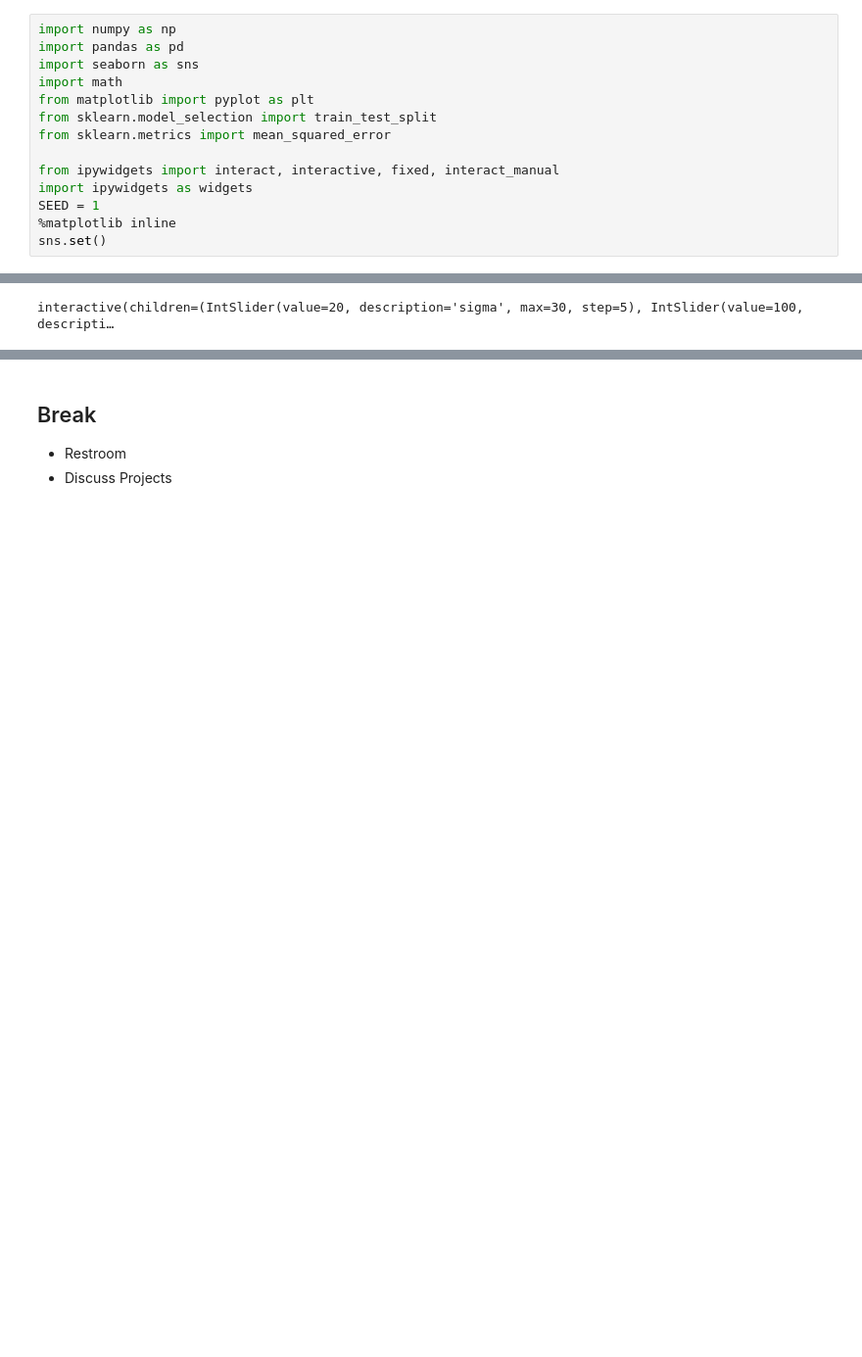
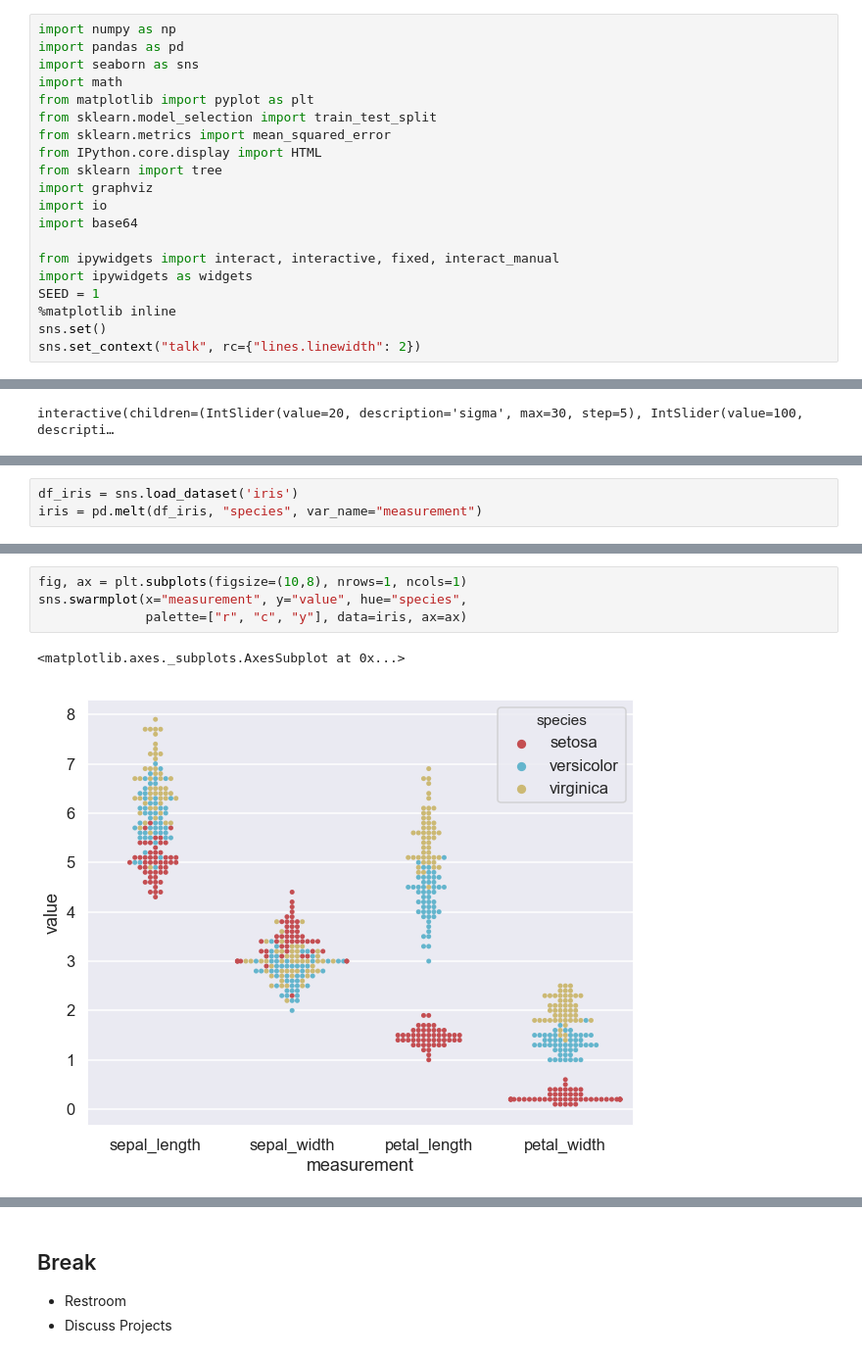
Before and after one commit to JeremyBYU/mdp-machine-learning, a Jupyter notebook: presentation/mdp_presentation_1.ipynb, the cells around one changed output, grey strips where cells are left out. Shown: that part at 98% size. Saved outputs shown, nothing was run; the diff lists cells and outputs as text; blank space fills up the shorter version.

```diff
--- a/presentation/mdp_presentation_1.ipynb
+++ b/presentation/mdp_presentation_1.ipynb
@@ -6,11 +6,17 @@ import math
 from matplotlib import pyplot as plt
 from sklearn.model_selection import train_test_split
 from sklearn.metrics import mean_squared_error
+from IPython.core.display import HTML
+from sklearn import tree
+import graphviz
+import io
+import base64
 
 from ipywidgets import interact, interactive, fixed, interact_manual
 import ipywidgets as widgets
 SEED = 1
 %matplotlib inline
 sns.set()
+sns.set_context("talk", rc={"lines.linewidth": 2})
 # %% [markdown]
 <h1>Table of Contents<span class="tocSkip"></span></h1>
@@ -208,0 +250,3 @@ interactive(children=(IntSlider(value=20, description='sigma', max=30, step=5),
+# %%
+df_iris = sns.load_dataset('iris')
+iris = pd.melt(df_iris, "species", var_name="measurement")
@@ -208,0 +263,7 @@ interactive(children=(IntSlider(value=20, description='sigma', max=30, step=5),
+# %%
+fig, ax = plt.subplots(figsize=(10,8), nrows=1, ncols=1)
+sns.swarmplot(x="measurement", y="value", hue="species",
+              palette=["r", "c", "y"], data=iris, ax=ax)
+# %% [output]
+<matplotlib.axes._subplots.AxesSubplot at 0x...>
+[figure, added]
```
Also changed, not shown: parts of 40 cells of this notebook, 14 other files.
